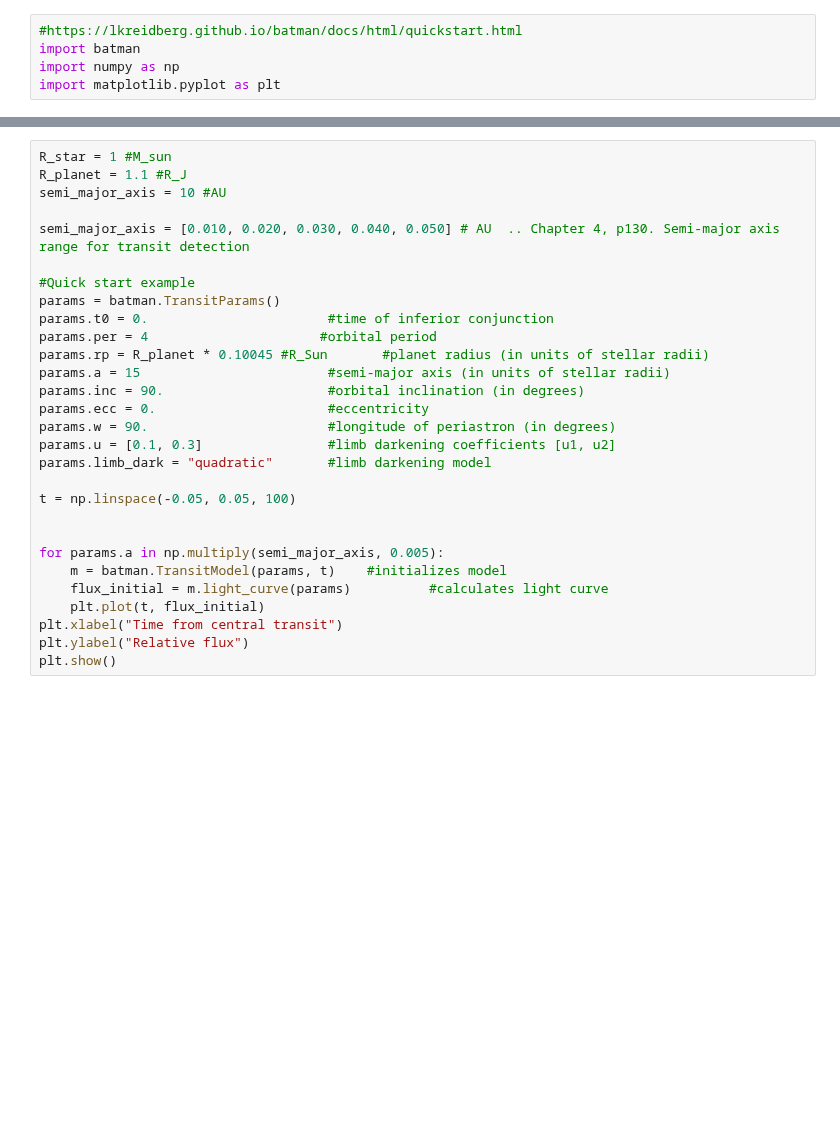
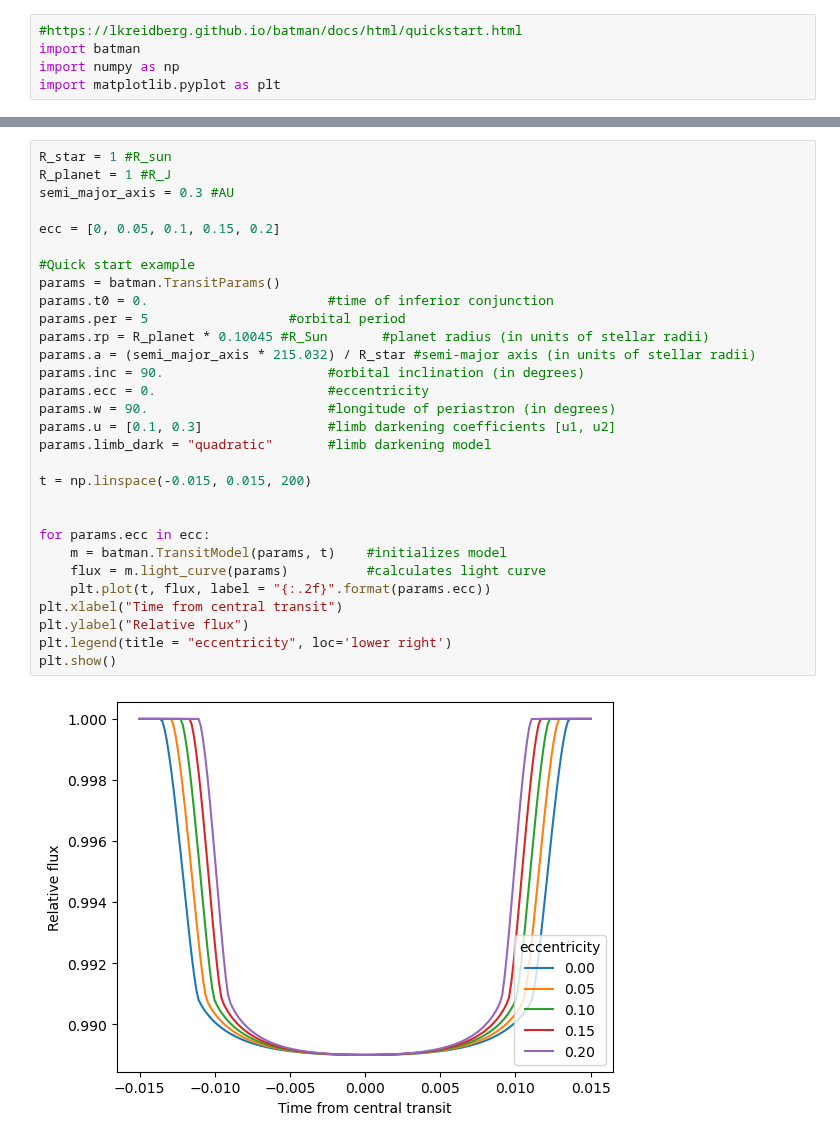
Before and after one commit to hrwakeford/MSci2022_TESS, a Jupyter notebook: BATMAN_code/example_2.ipynb, the cells around one changed output, grey strips where cells are left out. Saved outputs shown, nothing was run; the diff lists cells and outputs as text; blank space fills up the shorter version.

```diff
--- a/BATMAN_code/example_2.ipynb
+++ b/BATMAN_code/example_2.ipynb
@@ -11,29 +88,32 @@ import matplotlib.pyplot as plt
 # %%
-R_star = 1 #M_sun
-R_planet = 1.1 #R_J
-semi_major_axis = 10 #AU
+R_star = 1 #R_sun
+R_planet = 1 #R_J
+semi_major_axis = 0.3 #AU
 
-semi_major_axis = [0.010, 0.020, 0.030, 0.040, 0.050] # AU  .. Chapter 4, p130. Semi-major axis range for transit detection
+ecc = [0, 0.05, 0.1, 0.15, 0.2]
 
 #Quick start example
 params = batman.TransitParams()
 params.t0 = 0.                       #time of inferior conjunction
-params.per = 4                      #orbital period
+params.per = 5                  #orbital period
 params.rp = R_planet * 0.10045 #R_Sun       #planet radius (in units of stellar radii)
-params.a = 15                        #semi-major axis (in units of stellar radii)
+params.a = (semi_major_axis * 215.032) / R_star #semi-major axis (in units of stellar radii)
 params.inc = 90.                     #orbital inclination (in degrees)
 params.ecc = 0.                      #eccentricity
 params.w = 90.                       #longitude of periastron (in degrees)
 params.u = [0.1, 0.3]                #limb darkening coefficients [u1, u2]
 params.limb_dark = "quadratic"       #limb darkening model
 
-t = np.linspace(-0.05, 0.05, 100)
+t = np.linspace(-0.015, 0.015, 200)
 
 
-for params.a in np.multiply(semi_major_axis, 0.005):
+for params.ecc in ecc:
     m = batman.TransitModel(params, t)    #initializes model
-    flux_initial = m.light_curve(params)          #calculates light curve
-    plt.plot(t, flux_initial)
+    flux = m.light_curve(params)          #calculates light curve
+    plt.plot(t, flux, label = "{:.2f}".format(params.ecc))
 plt.xlabel("Time from central transit")
 plt.ylabel("Relative flux")
+plt.legend(title = "eccentricity", loc='lower right')
 plt.show()
+# %% [output]
+[figure, added]
```
Also changed, not shown: parts of 3 cells of this notebook.
